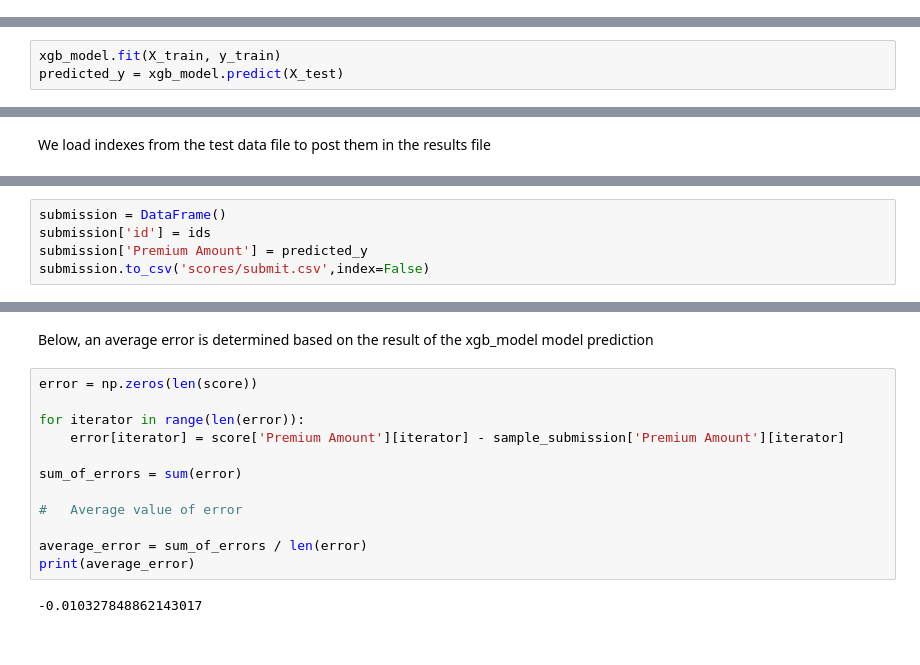
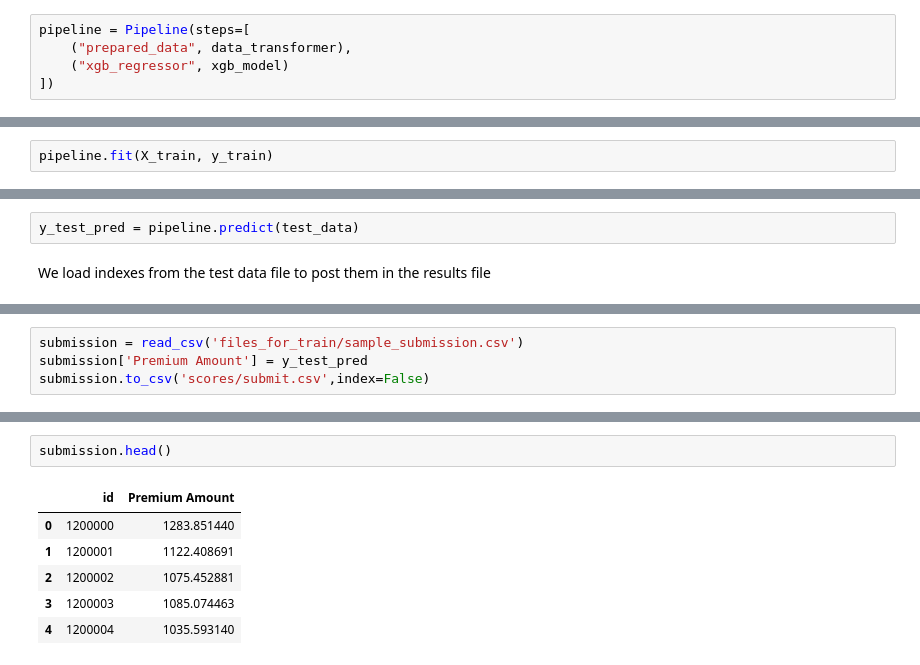
Before and after one commit to Kamilos124/golem_project, a Jupyter notebook: regression_model.ipynb, the cells around one changed output, grey strips where cells are left out. Saved outputs shown, nothing was run; the diff lists cells and outputs as text.

```diff
--- a/regression_model.ipynb
+++ b/regression_model.ipynb
@@ -398,8 +367,12 @@ xgb_model = XGBRegressor(
     subsample=0.7,
     enable_categorical=True
     )
+# %%
+pipeline = Pipeline(steps=[
+    ("prepared_data", data_transformer),
+    ("xgb_regressor", xgb_model)
+])
 # %% [markdown]
 Below, xgb_model was matched to the data set, followed by a prediction based on test data
 # %%
-xgb_model.fit(X_train, y_train)
-predicted_y = xgb_model.predict(X_test)
+pipeline.fit(X_train, y_train)
@@ -406,2 +406,4 @@ predicted_y = xgb_model.predict(X_test)
+# %%
+y_test_pred = pipeline.predict(test_data)
 # %% [markdown]
 We load indexes from the test data file to post them in the results file
@@ -411,5 +410,4 @@ ids = dataset_tests['id']
 # %%
-submission = DataFrame()
-submission['id'] = ids
-submission['Premium Amount'] = predicted_y
+submission = read_csv('files_for_train/sample_submission.csv')
+submission['Premium Amount'] = y_test_pred
 submission.to_csv('scores/submit.csv',index=False)
@@ -487,16 +414,9 @@ Name: Premium Amount, Length: 800000, dtype: float64
-# %% [markdown]
-Below, an average error is determined based on the result of the xgb_model model prediction
-# %%
-error = np.zeros(len(score))
-
-for iterator in range(len(error)):
-    error[iterator] = score['Premium Amount'][iterator] - sample_submission['Premium Amount'][iterator]
-
-sum_of_errors = sum(error)
-
-#   Average value of error
-
-average_error = sum_of_errors / len(error)
-print(average_error)
-# %% [output]
--0.010327848862143017
+# %%
+submission.head()
+# %% [output]
+|  | id | Premium Amount |
+| 0 | 1200000 | 1283.851440 |
+| 1 | 1200001 | 1122.408691 |
+| 2 | 1200002 | 1075.452881 |
+| 3 | 1200003 | 1085.074463 |
+| 4 | 1200004 | 1035.593140 |
```
Also changed, not shown: parts of 69 cells of this notebook, 1 other file.
